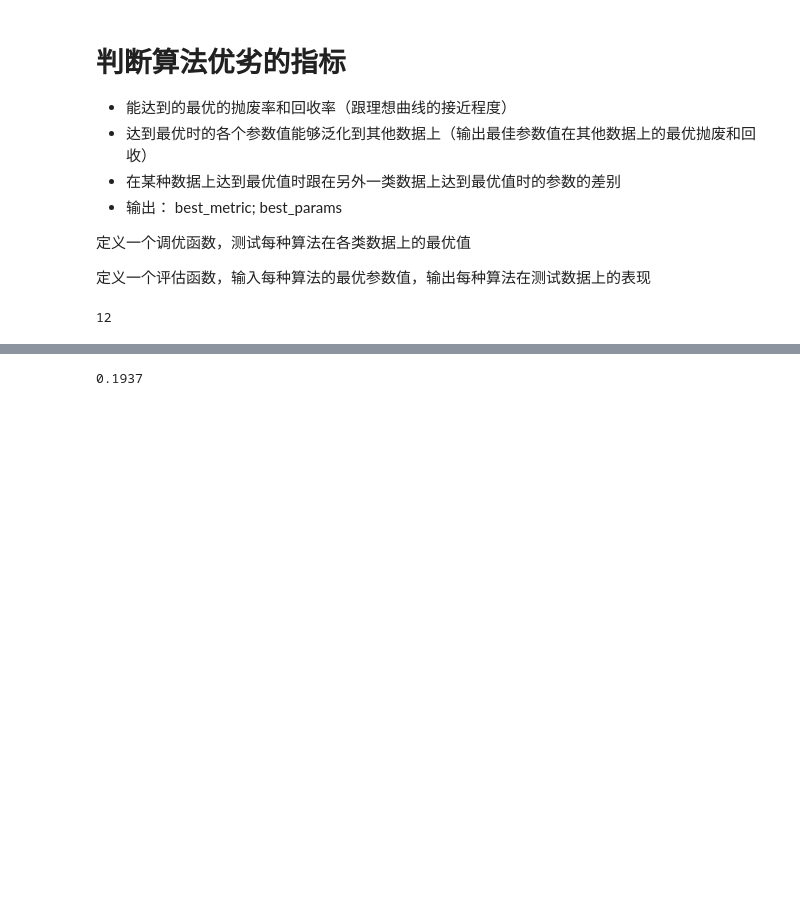
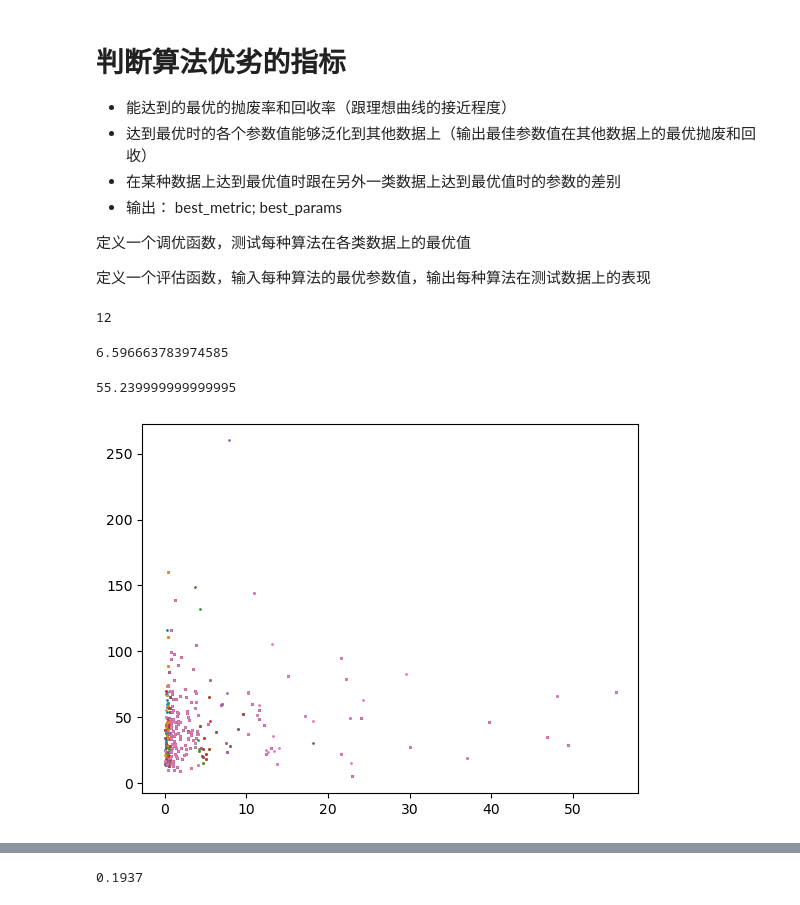
Before and after one commit to yaojian95/jt_ore_sorting, a Jupyter notebook: run_code.ipynb, the cells around one changed output, grey strips where cells are left out. Saved outputs shown, nothing was run; the diff lists cells and outputs as text; code cells hidden in the pictures; blank space fills up the shorter version.

```diff
--- a/run_code.ipynb
+++ b/run_code.ipynb
@@ -483,0 +482,14 @@ with open ('20250414_results_inlucde_0225_v3.pkl', 'rb') as f:
+# %%
+np.average(data_0422[6][1]['Zn_Pb_grade'], weights=data_0422[1][1]['weight'])
+# %% [output]
+6.596663783974585
+# %%
+(input_0219[1]['Pb_grade'] + input_0219[1]['Zn_grade']).max()
+# %% [output]
+55.239999999999995
+# %%
+# plt.scatter(input_0219[1]['Zn_grade'] + input_0219[1]['Pb_grade'], input_0219[1]['weight'])
+for i in range(7):
+    plt.scatter(data_0424[i][1]['Zn_Pb_grade'], data_0424[i][1]['weight'], s = 1)
+# %% [output]
+[figure, added]
```
Also changed, not shown: parts of 17 cells of this notebook, 3 other files.
